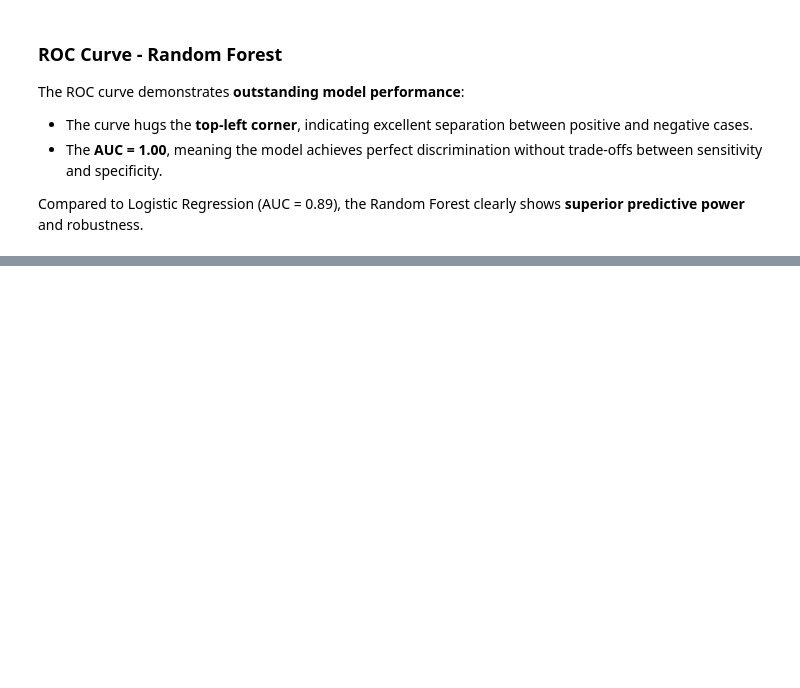
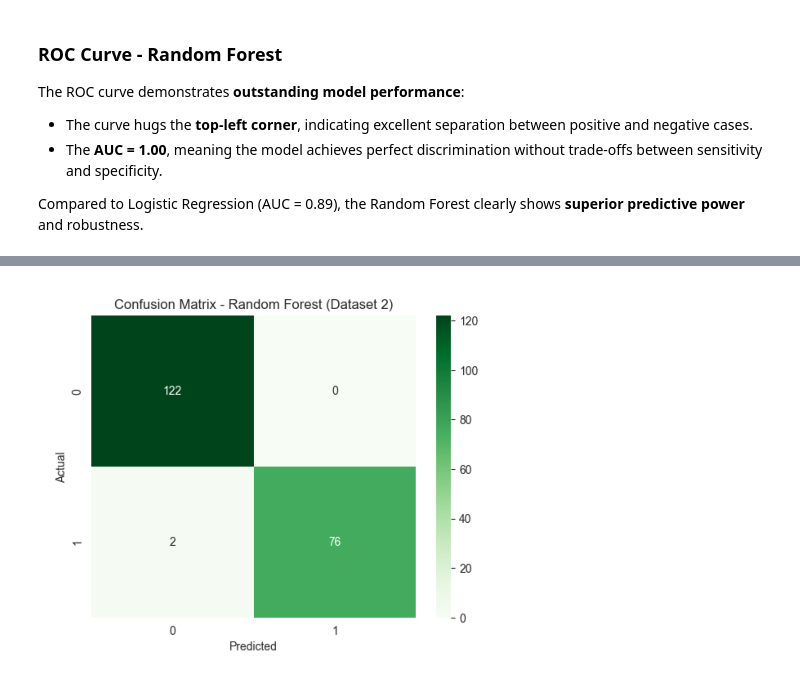
Before and after one commit to plamensve/DS_FINAL_PROJECT, a Jupyter notebook: notebooks/08_comparative_analysis.ipynb, the cells around one changed output, grey strips where cells are left out. Saved outputs shown, nothing was run; the diff lists cells and outputs as text; code cells hidden in the pictures; blank space fills up the shorter version.

```diff
--- a/notebooks/08_comparative_analysis.ipynb
+++ b/notebooks/08_comparative_analysis.ipynb
@@ -402,0 +518,8 @@ Compared to Logistic Regression (AUC = 0.89), the Random Forest clearly shows **
+# %%
+#Load confusion matrix result from Dataset 2
+ds2_cm_rf = mpimg.imread('../images/dataset2_images/ds2_cm_rf.png')
+plt.imshow(ds2_cm_rf)
+plt.axis("off")
+plt.show()
+# %% [output]
+[figure, added]
```
Also changed, not shown: parts of 34 cells of this notebook, 8 other files.
